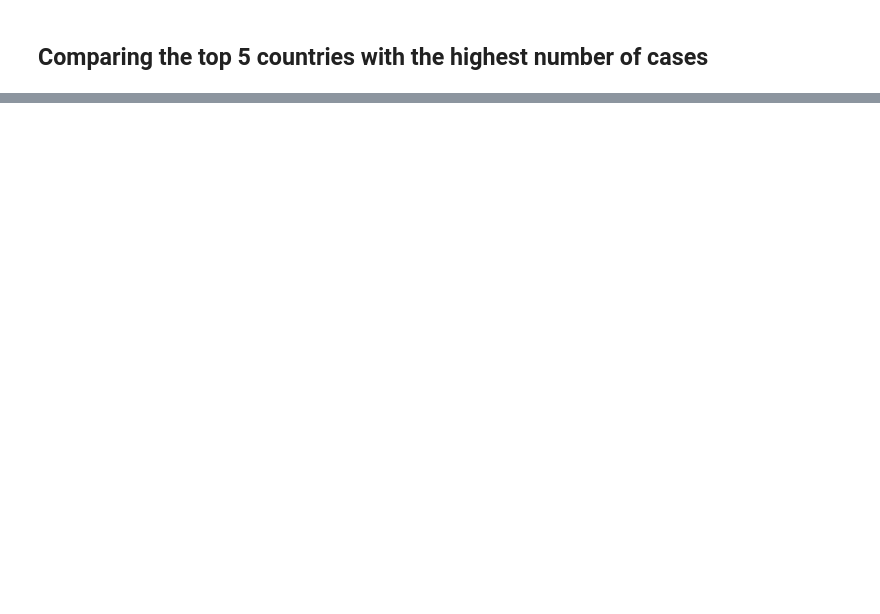
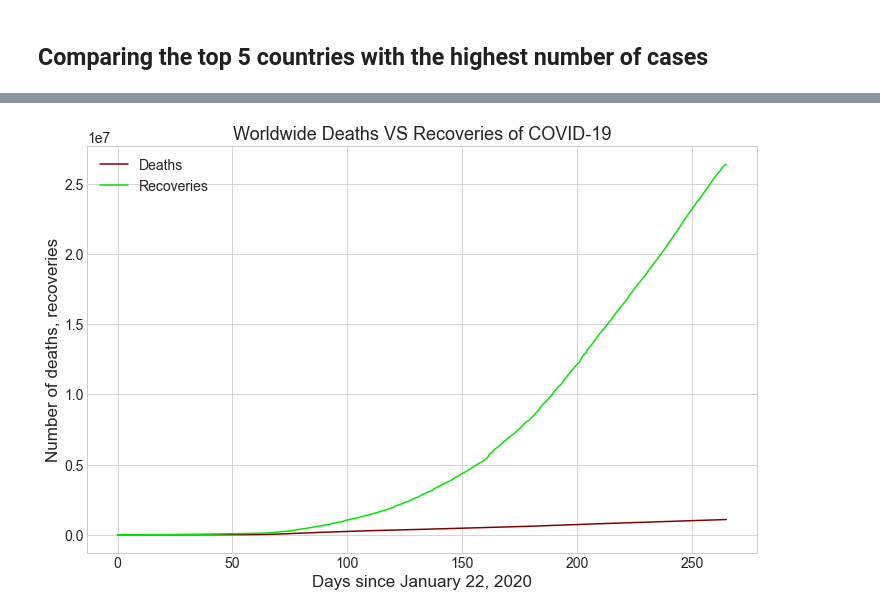
Before and after one commit to Sid1298/Project_COVID-19_Analysis, a Jupyter notebook: covid_prediction.ipynb, the cells around one changed output, grey strips where cells are left out. Drawn from its saved outputs; the diff is of its cells as text; code cells hidden in the pictures; blank space fills up the shorter version.

Commit message:
Completed graph for deaths vs recoveries

```diff
--- a/covid_prediction.ipynb
+++ b/covid_prediction.ipynb
@@ -741,0 +742,12 @@ plt.show()
+# %%
+plt.figure(figsize=(12,7.5))
+plt.plot(adjustedDates,deathsTotal,color=colorsList[3],label='Deaths')
+plt.plot(adjustedDates,totalRecoveries,color=colorsList[4],label='Recoveries')
+plt.legend()
+plt.xlabel("Days since January 22, 2020", size=17)
+plt.ylabel("Number of deaths, recoveries", size=17)
+plt.title("Worldwide Deaths VS Recoveries of COVID-19", size=18)
+plt.savefig("C:\\Users\\FRIDAY\\My Projects\\Project_COVID-19_Analysis\\Graph_Images\\Deaths-vs-Recoveries.png")
+plt.show()
+# %% [output]
+[figure, added]
```
Also changed, not shown: parts of 29 cells of this notebook.
